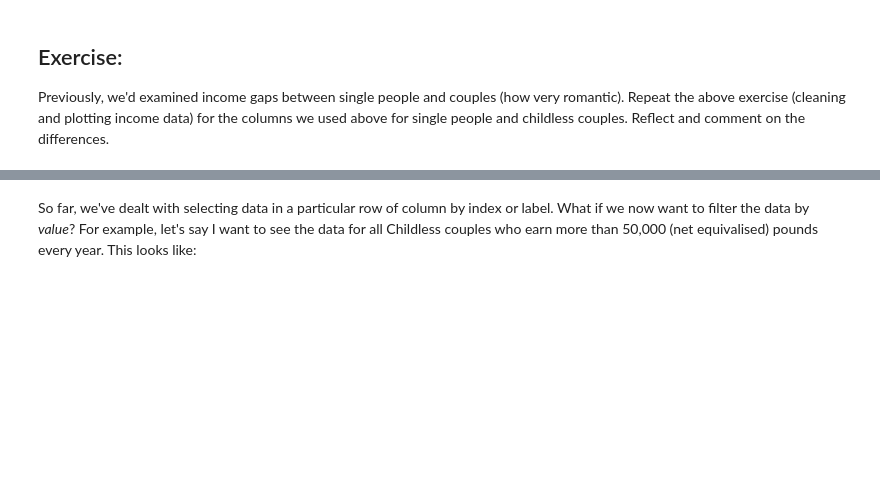
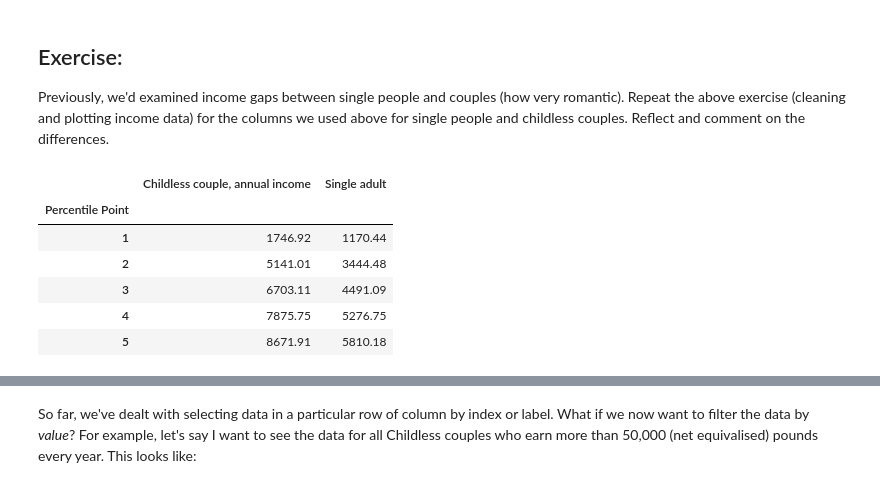
Before and after one commit to yihsun25/QM2, a Jupyter notebook: notebooks/W02. Pandas.ipynb, the cells around one changed output, grey strips where cells are left out. Saved outputs shown, nothing was run; the diff lists cells and outputs as text; code cells hidden in the pictures; blank space fills up the shorter version.

```diff
--- a/notebooks/W02. Pandas.ipynb
+++ b/notebooks/W02. Pandas.ipynb
@@ -308,0 +327,17 @@ print("Enter your code here")
+# %%
+#cleaning
+clean_ex = income[['Childless couple, annual income','Single adult']]
+clean_ex=clean_ex.replace(',', '', regex=True)
+
+# In addition, missing values are sometimes written as '-', in order for Python to understand that it is just a missing numerical
+# value, all '-' need to be replaced with 'NaN'.
+clean_ex = clean_ex.replace('-', 'NaN', regex=True).astype('float')
+clean_ex.head()
+# %% [output]
+|  | Childless couple, annual income | Single adult |
+| Percentile Point |  |  |
+| 1 | 1746.92 | 1170.44 |
+| 2 | 5141.01 | 3444.48 |
+| 3 | 6703.11 | 4491.09 |
+| 4 | 7875.75 | 5276.75 |
+| 5 | 8671.91 | 5810.18 |
```
Also changed, not shown: parts of 9 cells of this notebook.
